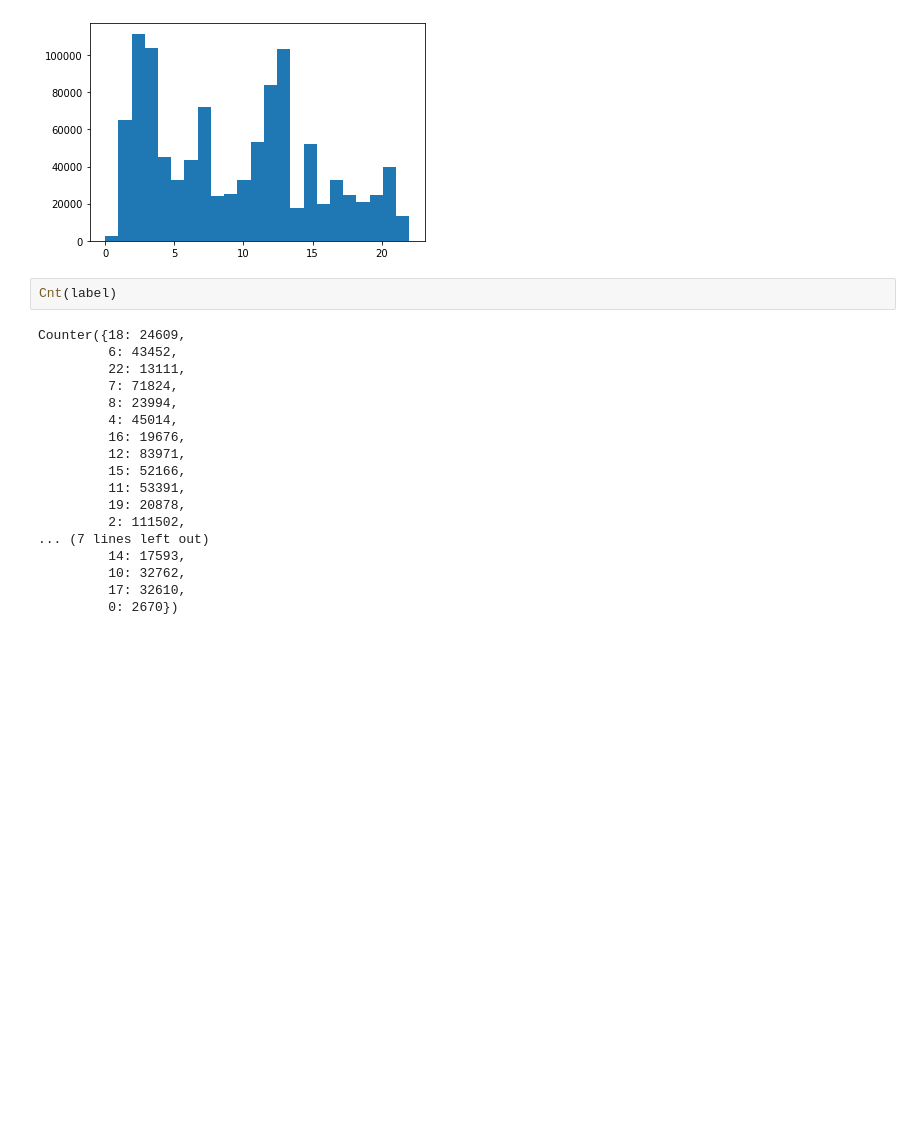
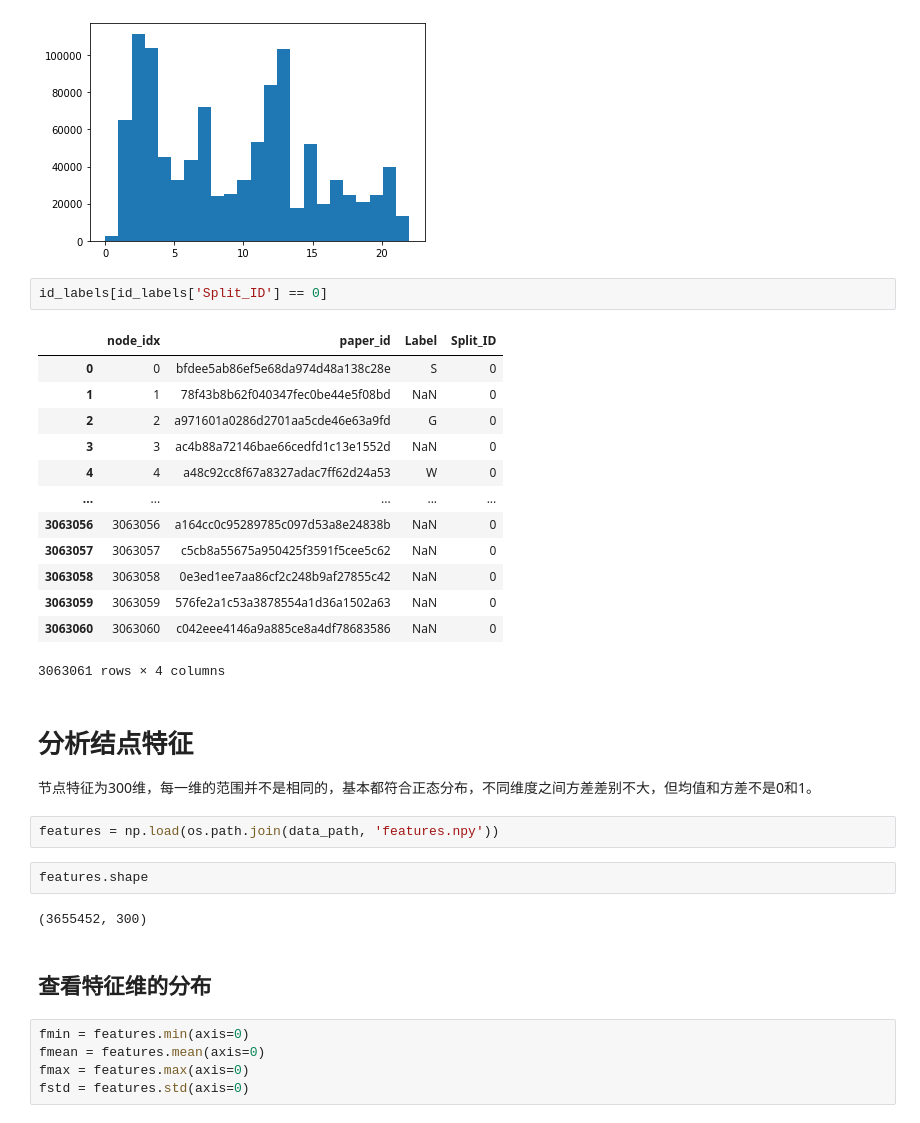
Before and after one commit to GZYZG/2021-maxp-dgl-ml, a Jupyter notebook: data-analysis.ipynb, the cells around one changed output. Drawn from its saved outputs; the diff is of its cells as text; blank space fills up the shorter version.

```diff
--- a/data-analysis.ipynb
+++ b/data-analysis.ipynb
@@ -152,23 +235,36 @@ label = label[label!=-1]
 _ = plt.hist(label, bins=23, log=0, density=0)
 # %% [output]
 [figure]
-# %%
-Cnt(label)
-# %% [output]
-Counter({18: 24609,
-         6: 43452,
-         22: 13111,
-         7: 71824,
-         8: 23994,
-         4: 45014,
-         16: 19676,
-         12: 83971,
-         15: 52166,
-         11: 53391,
-         19: 20878,
-         2: 111502,
-... (7 lines left out)
-         14: 17593,
-         10: 32762,
-         17: 32610,
-         0: 2670})
+# %%
+id_labels[id_labels['Split_ID'] == 0]
+# %% [output]
+|  | node_idx | paper_id | Label | Split_ID |
+| 0 | 0 | bfdee5ab86ef5e68da974d48a138c28e | S | 0 |
+| 1 | 1 | 78f43b8b62f040347fec0be44e5f08bd | NaN | 0 |
+| 2 | 2 | a971601a0286d2701aa5cde46e63a9fd | G | 0 |
+| 3 | 3 | ac4b88a72146bae66cedfd1c13e1552d | NaN | 0 |
+| 4 | 4 | a48c92cc8f67a8327adac7ff62d24a53 | W | 0 |
+| ... | ... | ... | ... | ... |
+| 3063056 | 3063056 | a164cc0c95289785c097d53a8e24838b | NaN | 0 |
+| 3063057 | 3063057 | c5cb8a55675a950425f3591f5cee5c62 | NaN | 0 |
+| 3063058 | 3063058 | 0e3ed1ee7aa86cf2c248b9af27855c42 | NaN | 0 |
+| 3063059 | 3063059 | 576fe2a1c53a3878554a1d36a1502a63 | NaN | 0 |
+| 3063060 | 3063060 | c042eee4146a9a885ce8a4df78683586 | NaN | 0 |
+3063061 rows × 4 columns
+# %% [markdown]
+# 分析结点特征
+
+节点特征为300维，每一维的范围并不是相同的，基本都符合正态分布，不同维度之间方差差别不大，但均值和方差不是0和1。
+# %%
+features = np.load(os.path.join(data_path, 'features.npy'))
+# %%
+features.shape
+# %% [output]
+(3655452, 300)
+# %% [markdown]
+## 查看特征维的分布
+# %%
+fmin = features.min(axis=0)
+fmean = features.mean(axis=0)
+fmax = features.max(axis=0)
+fstd = features.std(axis=0)
```
Also changed, not shown: parts of 17 cells of this notebook.
